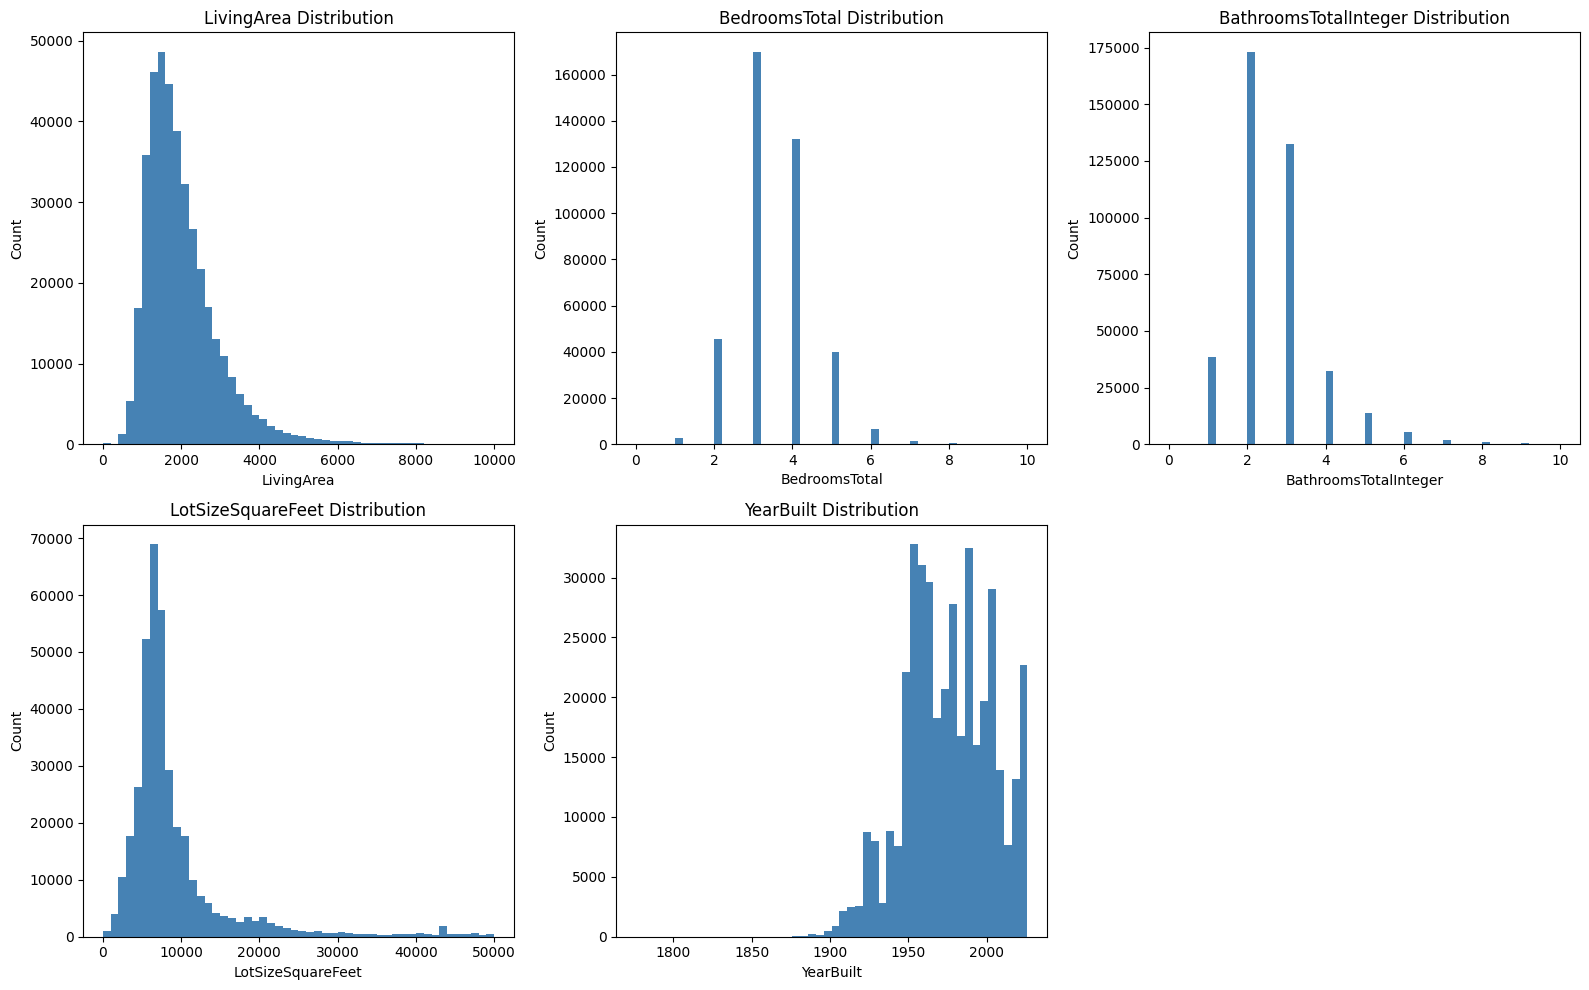
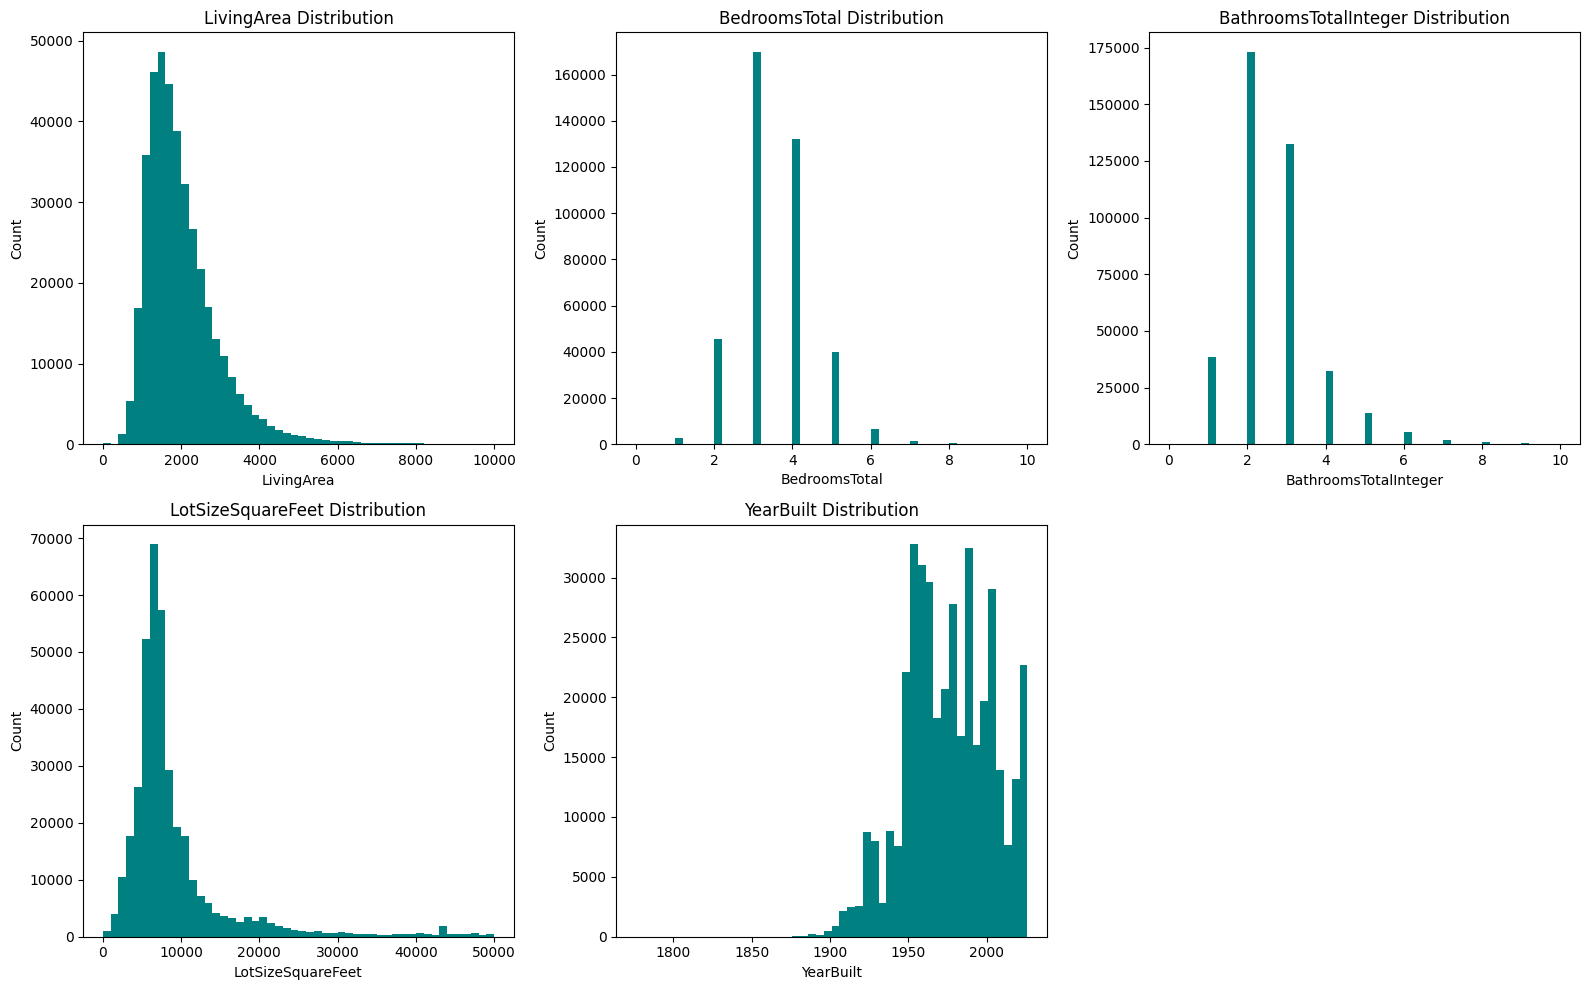
Unified diff of the notebook cell whose output changed from the first chart to the second:
--- before
+++ after
@@ -16,5 +16,5 @@
     if caps[col]:
         data = data[data <= caps[col]]
-    axes[i].hist(data, bins=50, color='steelblue', edgecolor='none')
+    axes[i].hist(data, bins=50, color='teal')
     axes[i].set_title(f'{col} Distribution')
     axes[i].set_xlabel(col)

Commit: Finalize Week 2 EDA notebook